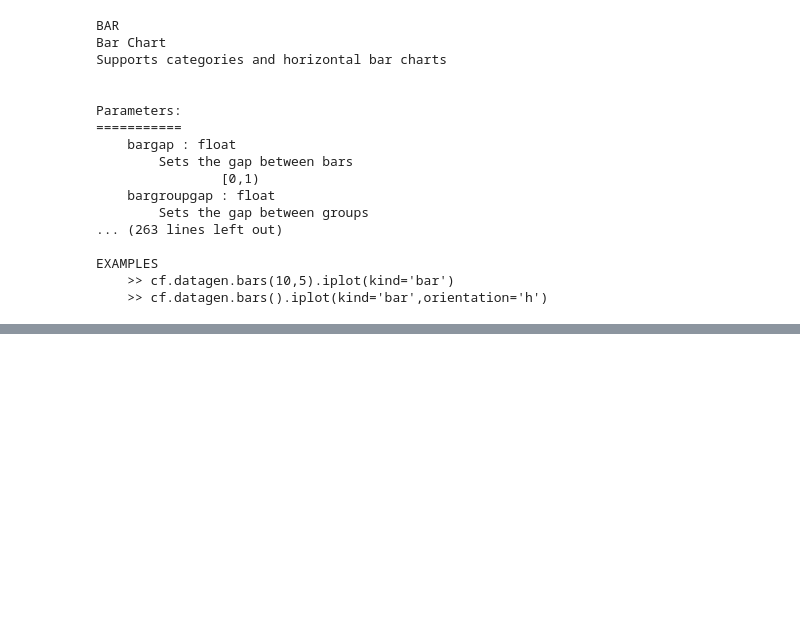
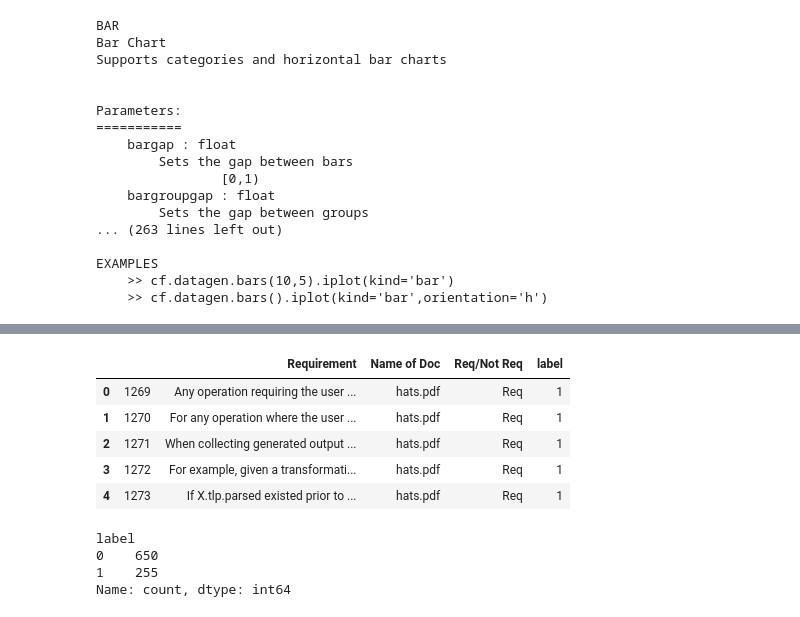
Before and after one commit to NotAlpha45/Classification-of-Software-Requirements, a Jupyter notebook: Codes/requirement_relevancy_experiment/exploratory_data_analysis.ipynb, the cells around one changed output, grey strips where cells are left out. Saved outputs shown, nothing was run; the diff lists cells and outputs as text; code cells hidden in the pictures; blank space fills up the shorter version.

```diff
--- a/Codes/requirement_relevancy_experiment/exploratory_data_analysis.ipynb
+++ b/Codes/requirement_relevancy_experiment/exploratory_data_analysis.ipynb
@@ -77,0 +129,17 @@ EXAMPLES
+# %%
+valid_dataset["label"] = valid_dataset["Req/Not Req"].map({"Req": 1, "Not_Req": 0})
+valid_dataset.head()
+# %% [output]
+|  |  | Requirement | Name of Doc | Req/Not Req | label |
+| 0 | 1269 | Any operation requiring the user ... | hats.pdf | Req | 1 |
+| 1 | 1270 | For any operation where the user ... | hats.pdf | Req | 1 |
+| 2 | 1271 | When collecting generated output ... | hats.pdf | Req | 1 |
+| 3 | 1272 | For example, given a transformati... | hats.pdf | Req | 1 |
+| 4 | 1273 | If X.tlp.parsed existed prior to ... | hats.pdf | Req | 1 |
+# %%
+valid_dataset["label"].value_counts()
+# %% [output]
+label
+0    650
+1    255
+Name: count, dtype: int64
```
Also changed, not shown: parts of 8 cells of this notebook, 4 other files.
